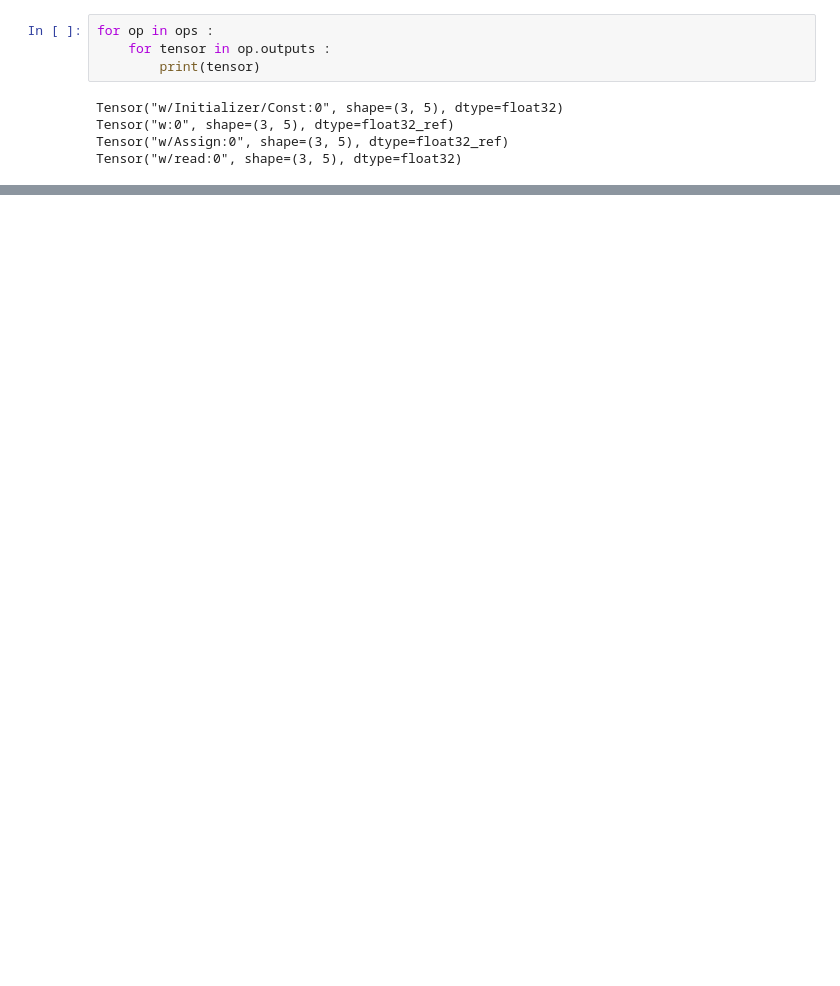
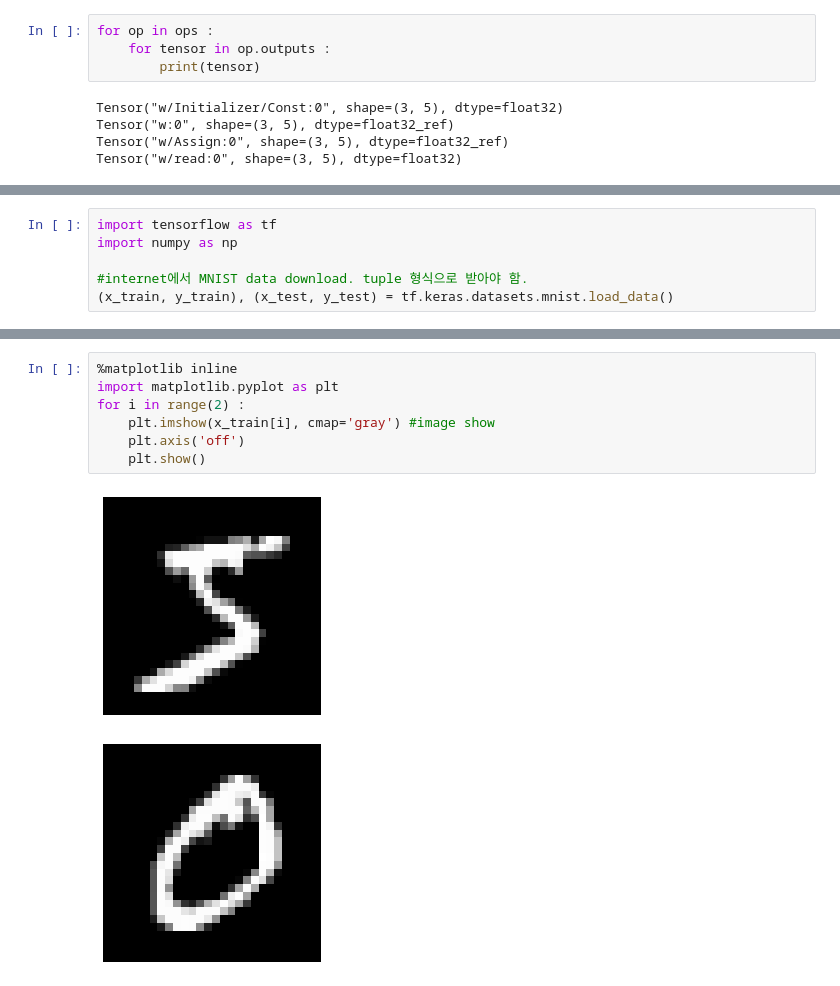
Before and after one commit to PinguKim9/2020_fall_DeepLearning, a Jupyter notebook: 03 Initializer.ipynb, the cells around one changed output, grey strips where cells are left out. Saved outputs shown, nothing was run; the diff lists cells and outputs as text; blank space fills up the shorter version.

```diff
--- a/03 Initializer.ipynb
+++ b/03 Initializer.ipynb
@@ -147,0 +252,6 @@ print(total_sum)
+# %%
+import tensorflow as tf
+import numpy as np
+
+#internet에서 MNIST data download. tuple 형식으로 받아야 함.
+(x_train, y_train), (x_test, y_test) = tf.keras.datasets.mnist.load_data()
@@ -147,0 +270,10 @@ print(total_sum)
+# %%
+%matplotlib inline
+import matplotlib.pyplot as plt
+for i in range(2) :
+    plt.imshow(x_train[i], cmap='gray') #image show
+    plt.axis('off')
+    plt.show()
+# %% [output]
+[figure, added]
+[figure, added]
```
Also changed, not shown: parts of 20 cells of this notebook.
